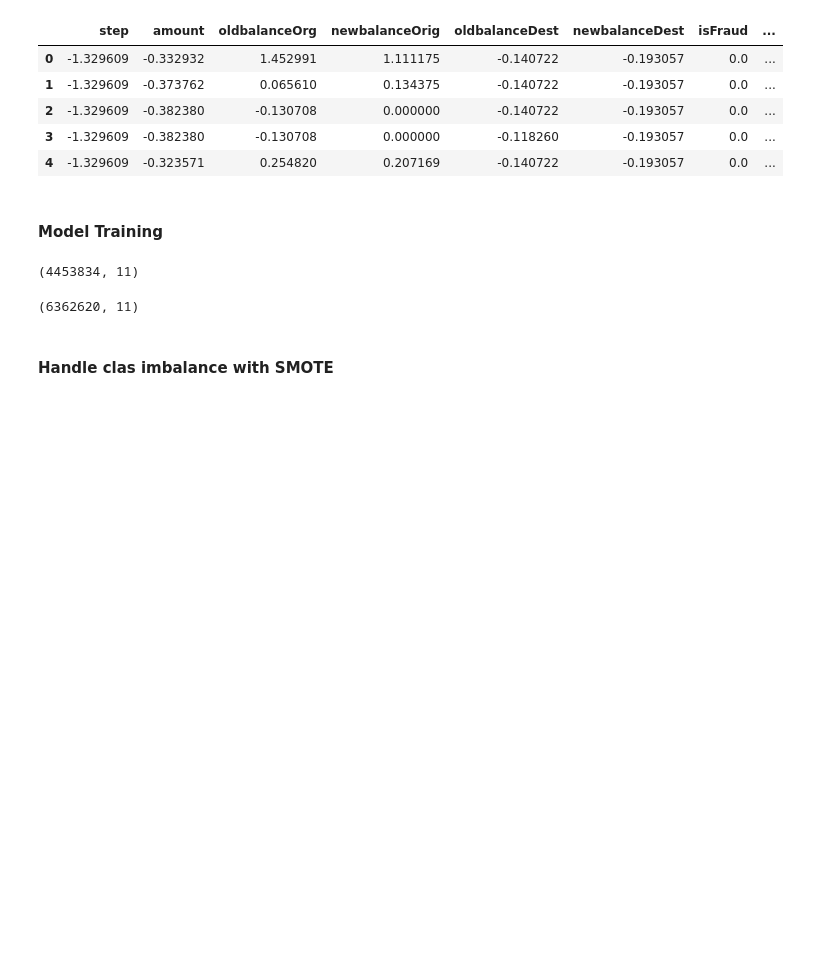
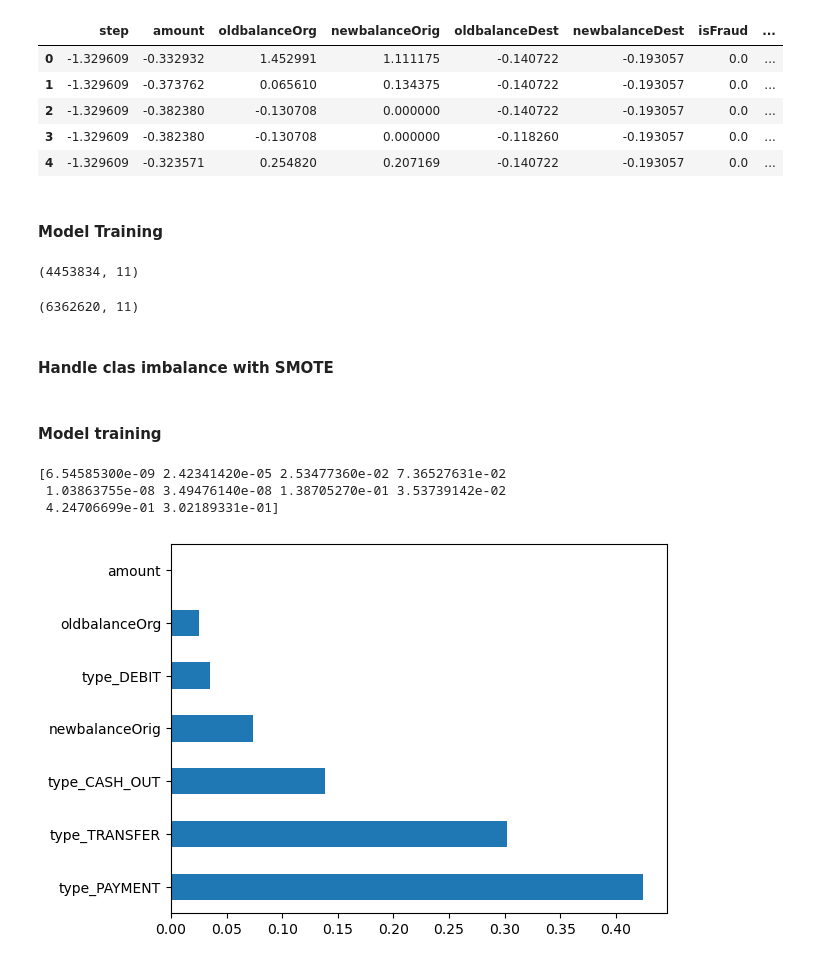
Before and after one commit to amaboh/Machine_learning_in_finance, a Jupyter notebook: Fraud_detection/fraud_detect.ipynb, the cells around one changed output. Cells and saved outputs as stored; diff of their text form; code cells hidden in the pictures; blank space fills up the shorter version.

```diff
--- a/Fraud_detection/fraud_detect.ipynb
+++ b/Fraud_detection/fraud_detect.ipynb
@@ -270,3 +270,22 @@ from imblearn.over_sampling import SMOTE
 smote = SMOTE()
 
 X_train_resampled, y_train_resampled = smote.fit_resample(X_train, y_train)
+# %% [markdown]
+#### Model training
+# %%
+# Feature Importance
+from sklearn.ensemble import ExtraTreesRegressor
+model = ExtraTreesRegressor()
+model.fit(X_train, y_train)
+print(model.feature_importances_)
+# %% [output]
+[6.54585300e-09 2.42341420e-05 2.53477360e-02 7.36527631e-02
+ 1.03863755e-08 3.49476140e-08 1.38705270e-01 3.53739142e-02
+ 4.24706699e-01 3.02189331e-01]
+# %%
+#Plot graph of feature importances for better visualization
+important_feat = pd.Series(model.feature_importances_, index=X_train.columns)
+important_feat.nlargest(7).plot(kind='barh')
+plt.show()
+# %% [output]
+[figure, added]
```
Also changed, not shown: parts of 2 cells of this notebook.
